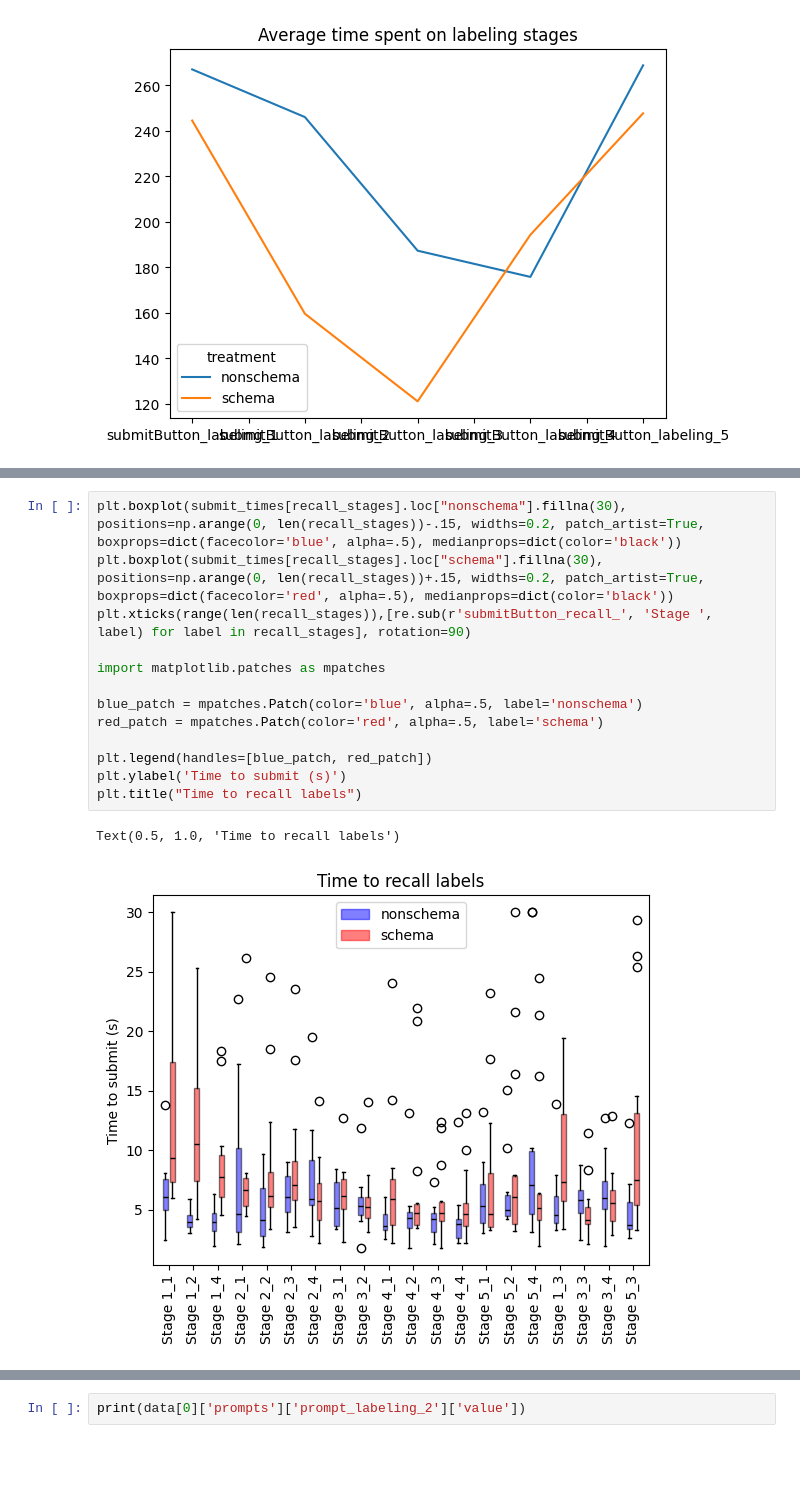
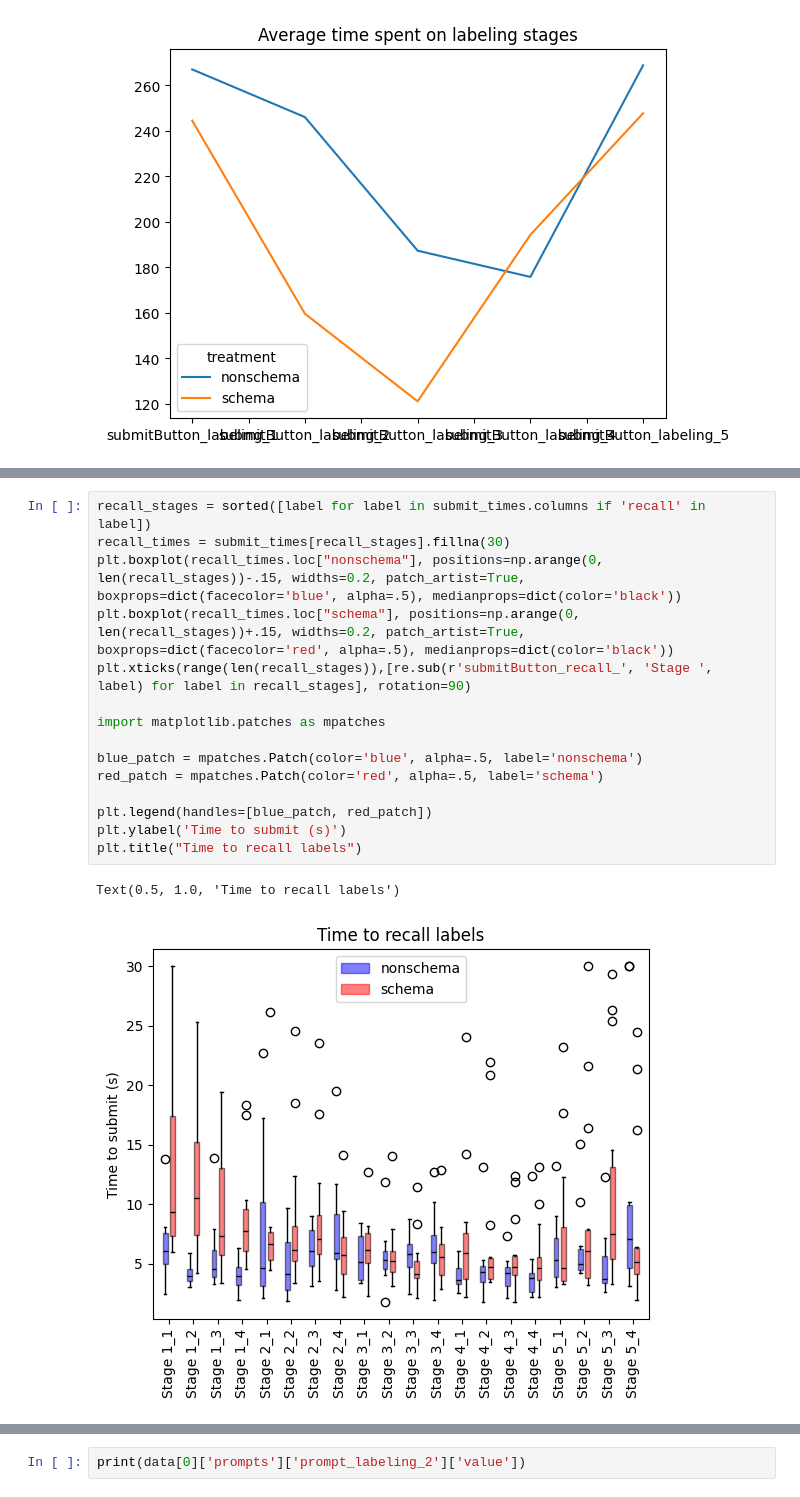
Before and after one commit to JamesPHoughton/organizational-schema-formation, a Jupyter notebook: data/analysis.ipynb, the cells around one changed output, grey strips where cells are left out. Drawn from its saved outputs; the diff is of its cells as text; blank space fills up the shorter version.

Commit message:
fix order of plots

```diff
--- a/data/analysis.ipynb
+++ b/data/analysis.ipynb
@@ -290,16 +292,18 @@ Text(0.5, 1.0, 'Time to recall labels')
 # %%
-plt.boxplot(submit_times[recall_stages].loc["nonschema"].fillna(30), positions=np.arange(0, len(recall_stages))-.15, widths=0.2, patch_artist=True, boxprops=dict(facecolor='blue', alpha=.5), medianprops=dict(color='black'))
-plt.boxplot(submit_times[recall_stages].loc["schema"].fillna(30), positions=np.arange(0, len(recall_stages))+.15, widths=0.2, patch_artist=True, boxprops=dict(facecolor='red', alpha=.5), medianprops=dict(color='black'))
+recall_stages = sorted([label for label in submit_times.columns if 'recall' in label])
+recall_times = submit_times[recall_stages].fillna(30)
+plt.boxplot(recall_times.loc["nonschema"], positions=np.arange(0, len(recall_stages))-.15, widths=0.2, patch_artist=True, boxprops=dict(facecolor='blue', alpha=.5), medianprops=dict(color='black'))
+plt.boxplot(recall_times.loc["schema"], positions=np.arange(0, len(recall_stages))+.15, widths=0.2, patch_artist=True, boxprops=dict(facecolor='red', alpha=.5), medianprops=dict(color='black'))
 plt.xticks(range(len(recall_stages)),[re.sub(r'submitButton_recall_', 'Stage ', label) for label in recall_stages], rotation=90)
 
 import matplotlib.patches as mpatches
 
 blue_patch = mpatches.Patch(color='blue', alpha=.5, label='nonschema')
 red_patch = mpatches.Patch(color='red', alpha=.5, label='schema')
 
 plt.legend(handles=[blue_patch, red_patch])
 plt.ylabel('Time to submit (s)')
 plt.title("Time to recall labels")
 # %% [output]
 Text(0.5, 1.0, 'Time to recall labels')
-[figure, old version]
+[figure, new version]
```
Also changed, not shown: parts of 5 cells of this notebook.
